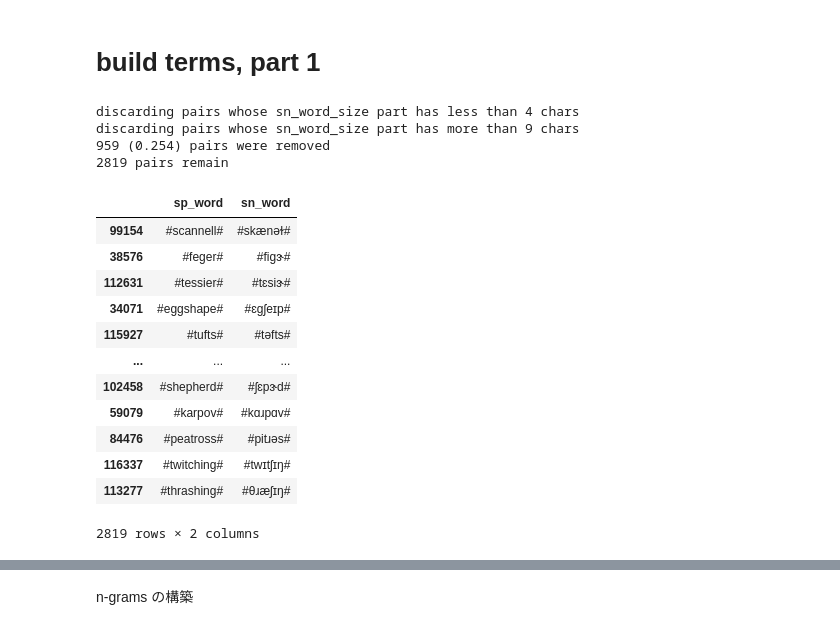
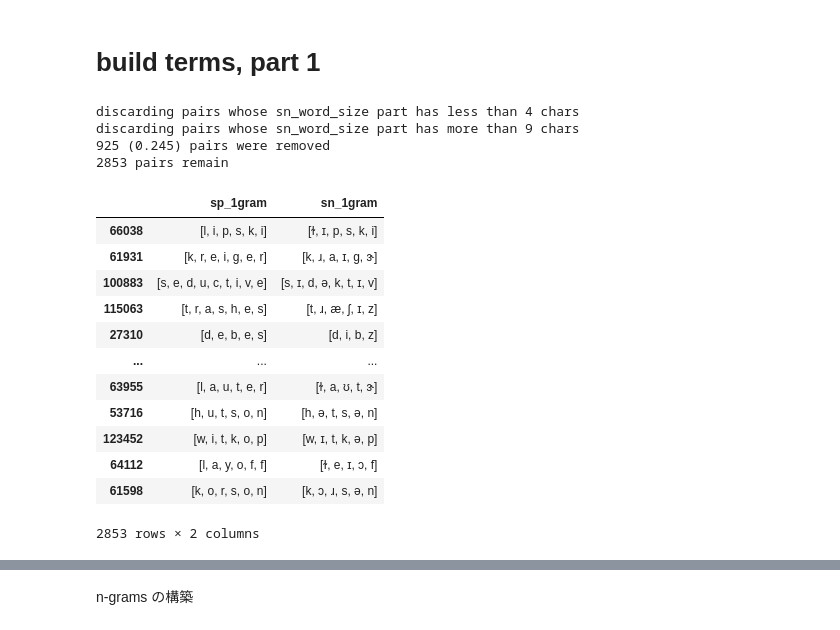
Before and after one commit to kow-k/HDP-spell-sound-analyzer, a Jupyter notebook: HDP-spell-sound-pair-analyzer.ipynb, the cells around one changed output, grey strips where cells are left out. Saved outputs shown, nothing was run; the diff lists cells and outputs as text; code cells hidden in the pictures.

```diff
--- a/HDP-spell-sound-pair-analyzer.ipynb
+++ b/HDP-spell-sound-pair-analyzer.ipynb
@@ -318,13 +322,11 @@ plt.show()
 # %%
 ## 長さで濾過
 original_size = len(df)
-measures = ['sp_word_size', 'sn_word_size']
-measure = measures[1]
-print(f"discarding pairs whose {measure} part has less than {min_doc_size} chars")
-df = df[df[measure] >= min_doc_size]
+print(f"discarding pairs whose {size_measure} part has less than {min_doc_size} chars")
+df = df[df[size_measure] >= min_doc_size]
 
-print(f"discarding pairs whose {measure} part has more than {max_doc_size} chars")
-df = df[df[measure] < max_doc_size]
+print(f"discarding pairs whose {size_measure} part has more than {max_doc_size} chars")
+df = df[df[size_measure] < max_doc_size]
 
 current_size = len(df)
 size_diff = original_size - current_size
@@ -333,25 +335,33 @@ print(f"{current_size} pairs remain")
 # %% [output]
 discarding pairs whose sn_word_size part has less than 4 chars
 discarding pairs whose sn_word_size part has more than 9 chars
-959 (0.254) pairs were removed
-2819 pairs remain
+925 (0.245) pairs were removed
+2853 pairs remain
 # %%
 ## add boundaries
-df['sp_word'] = df['sp_word'].apply(lambda x: f"{boundary_symbol}{x}{boundary_symbol}")
-df['sn_word'] = df['sn_word'].apply(lambda x: f"{boundary_symbol}{x}{boundary_symbol}")
-df[['sp_word', 'sn_word']]
+if add_boundaries:
+    df['sp_word'] = df['sp_word'].apply(lambda x: f"{boundary_symbol}{x}{boundary_symbol}")
+    df['sn_word'] = df['sn_word'].apply(lambda x: f"{boundary_symbol}{x}{boundary_symbol}")
+    df[['sp_word', 'sn_word']]
-# %% [output]
-|  | sp_word | sn_word |
-| 99154 | #scannell# | #skænəɫ# |
-| 38576 | #feger# | #fiɡɝ# |
-| 112631 | #tessier# | #tɛsiɝ# |
-| 34071 | #eggshape# | #ɛɡʃeɪp# |
-| 115927 | #tufts# | #təfts# |
-| ... | ... | ... |
-| 102458 | #shepherd# | #ʃɛpɝd# |
-| 59079 | #karpov# | #kɑɹpɑv# |
-| 84476 | #peatross# | #pitɹəs# |
-| 116337 | #twitching# | #twɪtʃɪŋ# |
-| 113277 | #thrashing# | #θɹæʃɪŋ# |
-2819 rows × 2 columns
+# %%
+## add 1gram
+import re
+w_splitter = r""
+df['sp_1gram'] = [ [ x for x in re.split(w_splitter, w) if len(x) > 0 ] for w in df['sp_word'] ]
+df['sn_1gram'] = [ [ x for x in re.split(w_splitter, w) if len(x) > 0 ] for w in df['sn_word'] ]
+df[['sp_1gram', 'sn_1gram']]
+# %% [output]
+|  | sp_1gram | sn_1gram |
+| 66038 | [l, i, p, s, k, i] | [ɫ, ɪ, p, s, k, i] |
+| 61931 | [k, r, e, i, g, e, r] | [k, ɹ, a, ɪ, ɡ, ɝ] |
+| 100883 | [s, e, d, u, c, t, i, v, e] | [s, ɪ, d, ə, k, t, ɪ, v] |
+| 115063 | [t, r, a, s, h, e, s] | [t, ɹ, æ, ʃ, ɪ, z] |
+| 27310 | [d, e, b, e, s] | [d, i, b, z] |
+| ... | ... | ... |
+| 63955 | [l, a, u, t, e, r] | [ɫ, a, ʊ, t, ɝ] |
+| 53716 | [h, u, t, s, o, n] | [h, ə, t, s, ə, n] |
+| 123452 | [w, i, t, k, o, p] | [w, ɪ, t, k, ə, p] |
+| 64112 | [l, a, y, o, f, f] | [ɫ, e, ɪ, ɔ, f] |
+| 61598 | [k, o, r, s, o, n] | [k, ɔ, ɹ, s, ə, n] |
+2853 rows × 2 columns
 # %%
```
Also changed, not shown: parts of 36 cells of this notebook.
